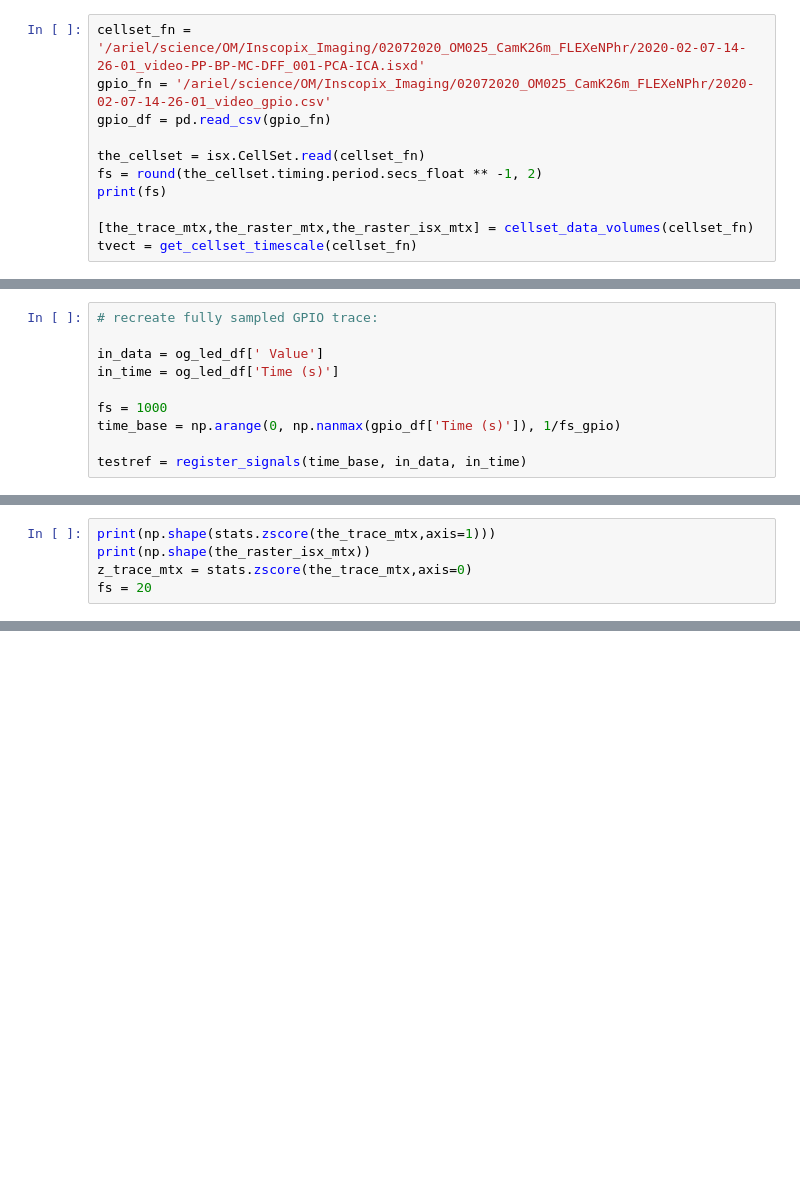
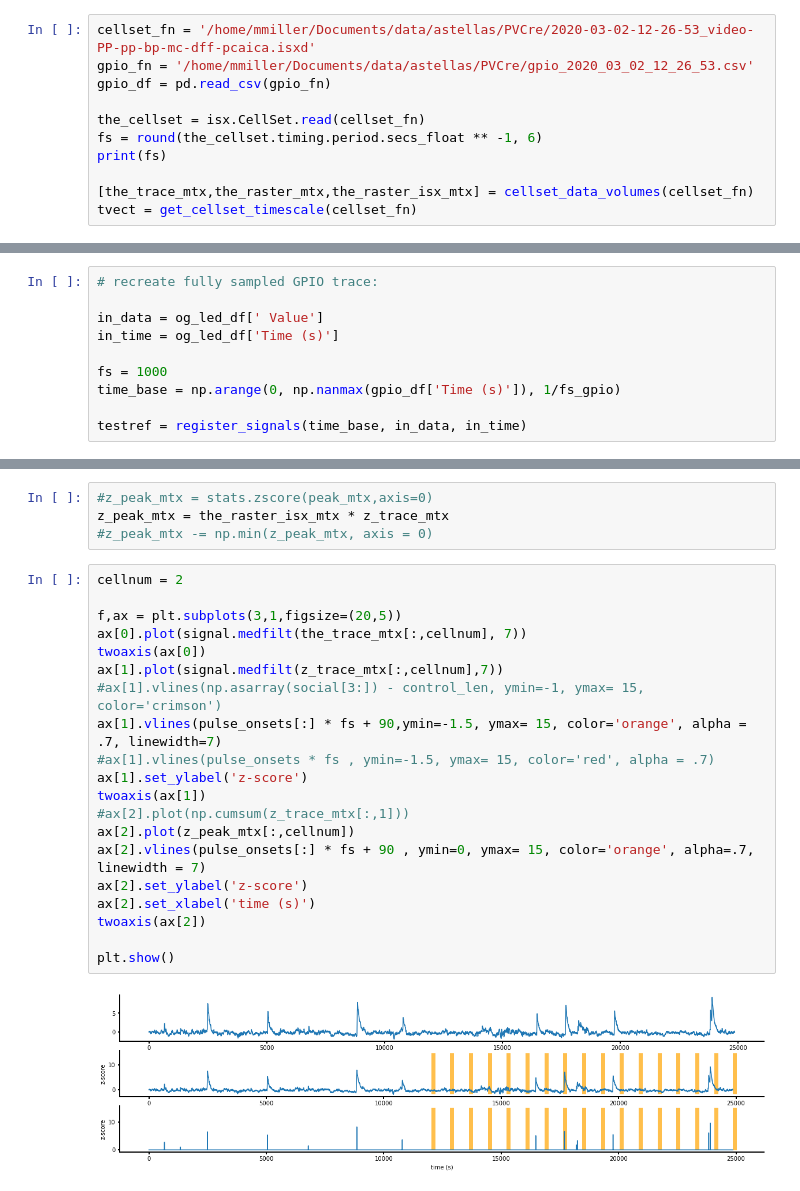
Before and after one commit to inscopix/astellas, a Jupyter notebook: astellas_nvoke_trig.ipynb, the cells around one changed output, grey strips where cells are left out. Cells and saved outputs as stored; diff of their text form; blank space fills up the shorter version.

```diff
--- a/astellas_nvoke_trig.ipynb
+++ b/astellas_nvoke_trig.ipynb
@@ -778,12 +779,12 @@ def null_corr_mtx(cellset_fn, numiter = 100):
 
     return outmtx
 # %%
-cellset_fn = '/ariel/science/OM/Inscopix_Imaging/02072020_OM025_CamK26m_FLEXeNPhr/2020-02-07-14-26-01_video-PP-BP-MC-DFF_001-PCA-ICA.isxd'
-gpio_fn = '/ariel/science/OM/Inscopix_Imaging/02072020_OM025_CamK26m_FLEXeNPhr/2020-02-07-14-26-01_video_gpio.csv'
+cellset_fn = '/home/mmiller/Documents/data/astellas/PVCre/2020-03-02-12-26-53_video-PP-pp-bp-mc-dff-pcaica.isxd'
+gpio_fn = '/home/mmiller/Documents/data/astellas/PVCre/gpio_2020_03_02_12_26_53.csv'
 gpio_df = pd.read_csv(gpio_fn)
 
 the_cellset = isx.CellSet.read(cellset_fn)
-fs = round(the_cellset.timing.period.secs_float ** -1, 2)
+fs = round(the_cellset.timing.period.secs_float ** -1, 6)
 print(fs)
 
 [the_trace_mtx,the_raster_mtx,the_raster_isx_mtx] = cellset_data_volumes(cellset_fn)
@@ -845,5 +849,0 @@ plt.show()
-# %%
-print(np.shape(stats.zscore(the_trace_mtx,axis=1)))
-print(np.shape(the_raster_isx_mtx))
-z_trace_mtx = stats.zscore(the_trace_mtx,axis=0)
-fs = 20
@@ -917,0 +873,26 @@ num_i = 1000
+# %%
+#z_peak_mtx = stats.zscore(peak_mtx,axis=0)
+z_peak_mtx = the_raster_isx_mtx * z_trace_mtx
+#z_peak_mtx -= np.min(z_peak_mtx, axis = 0)
+# %%
+cellnum = 2
+
+f,ax = plt.subplots(3,1,figsize=(20,5))
+ax[0].plot(signal.medfilt(the_trace_mtx[:,cellnum], 7))
+twoaxis(ax[0])
+ax[1].plot(signal.medfilt(z_trace_mtx[:,cellnum],7))
+#ax[1].vlines(np.asarray(social[3:]) - control_len, ymin=-1, ymax= 15, color='crimson')
+ax[1].vlines(pulse_onsets[:] * fs + 90,ymin=-1.5, ymax= 15, color='orange', alpha = .7, linewidth=7)
+#ax[1].vlines(pulse_onsets * fs , ymin=-1.5, ymax= 15, color='red', alpha = .7)
+ax[1].set_ylabel('z-score')
+twoaxis(ax[1])
+#ax[2].plot(np.cumsum(z_trace_mtx[:,1]))
+ax[2].plot(z_peak_mtx[:,cellnum])
+ax[2].vlines(pulse_onsets[:] * fs + 90 , ymin=0, ymax= 15, color='orange', alpha=.7, linewidth = 7)
+ax[2].set_ylabel('z-score')
+ax[2].set_xlabel('time (s)')
+twoaxis(ax[2])
+
+plt.show()
+# %% [output]
+[figure, added]
```
Also changed, not shown: parts of 61 cells of this notebook.
